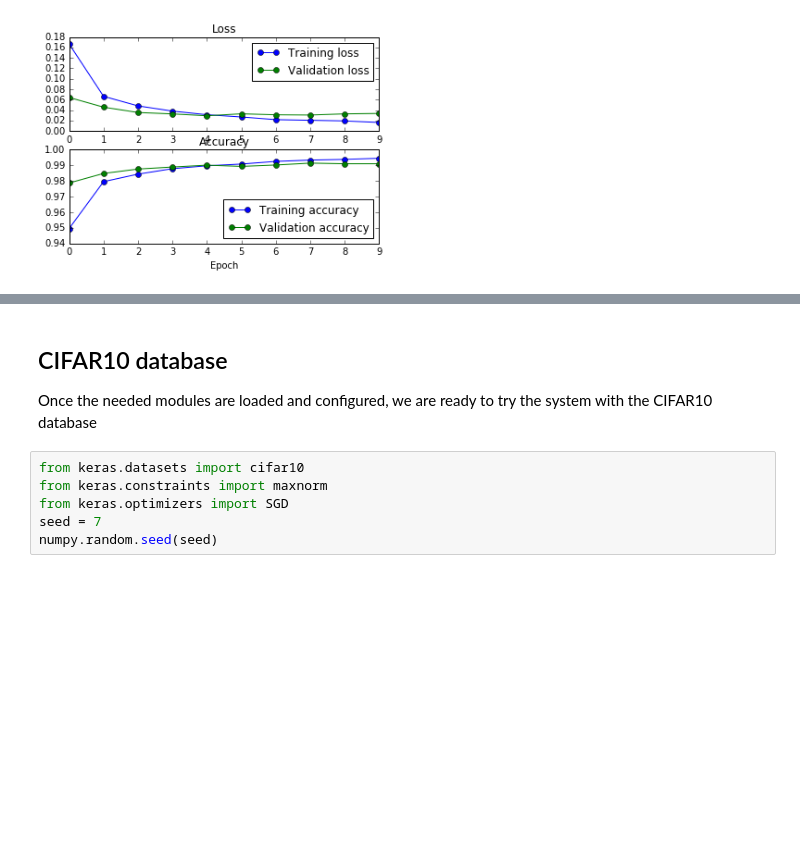
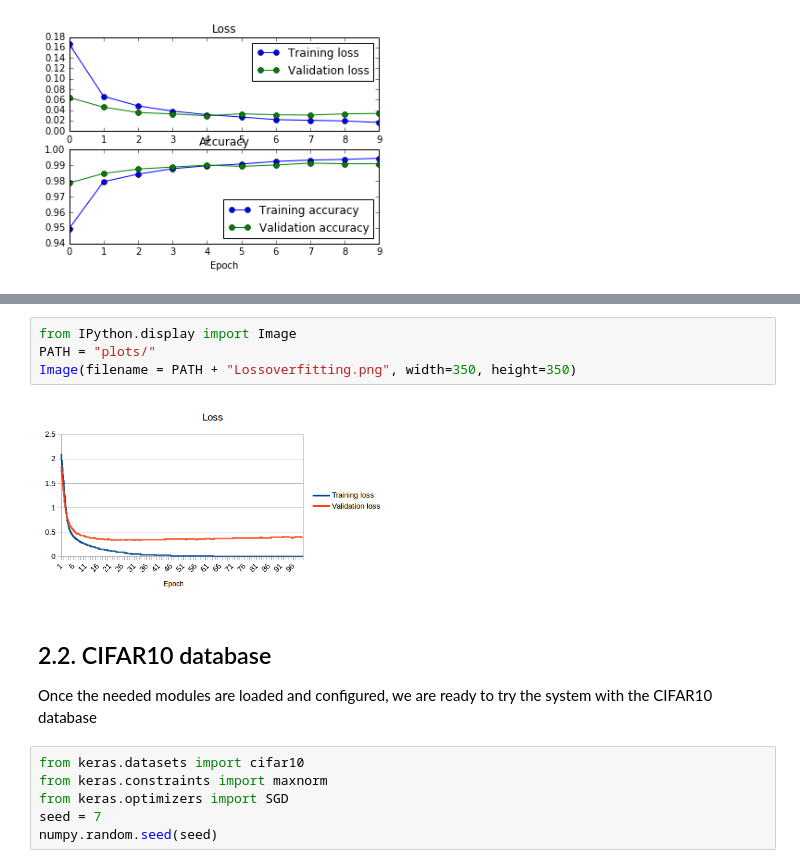
Before and after one commit to telecombcn-dl/dlcv01, a Jupyter notebook: Task_2.ipynb, the cells around one changed output, grey strips where cells are left out. Drawn from its saved outputs; the diff is of its cells as text; blank space fills up the shorter version.

```diff
--- a/Task_2.ipynb
+++ b/Task_2.ipynb
@@ -157,5 +181,11 @@ Image(filename = PATH + "Mnist_Dropout09.png", width=350, height=350)
+# %%
+from IPython.display import Image
+PATH = "plots/"
+Image(filename = PATH + "Lossoverfitting.png", width=350, height=350)
+# %% [output]
+[figure, added]
 # %% [markdown]
-## CIFAR10 database
+## 2.2. CIFAR10 database
 
 Once the needed modules are loaded and configured, we are ready to try the system with the CIFAR10 database
 # %%
```
Also changed, not shown: parts of 7 cells of this notebook.
